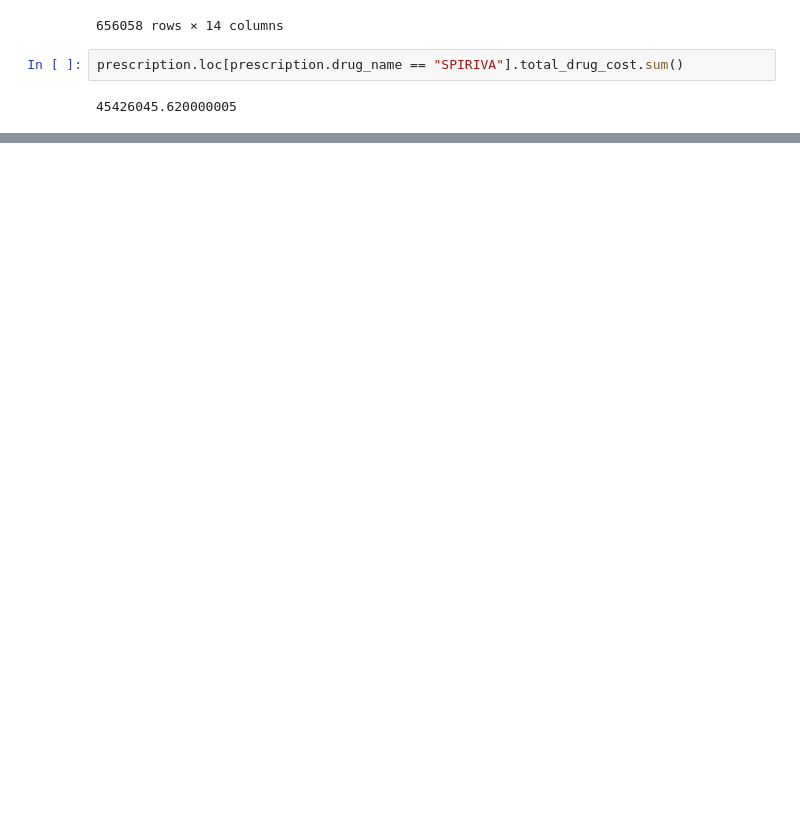
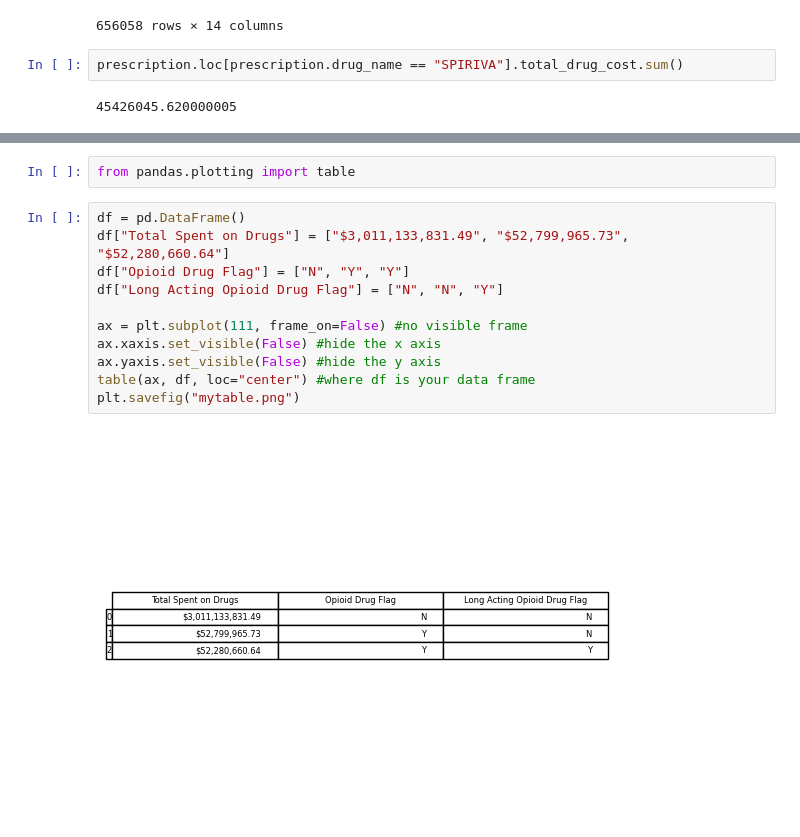
Before and after one commit to NSS-Full-Time-Data-Analytics-14/prescription-drugs-python-heath, a Jupyter notebook: notebook_hf/prescription_hf.ipynb, the cells around one changed output, grey strips where cells are left out. Drawn from its saved outputs; the diff is of its cells as text; blank space fills up the shorter version.

```diff
--- a/notebook_hf/prescription_hf.ipynb
+++ b/notebook_hf/prescription_hf.ipynb
@@ -59,0 +69,15 @@ prescription.loc[prescription.drug_name == "SPIRIVA"].total_drug_cost.sum()
+# %%
+from pandas.plotting import table
+# %%
+df = pd.DataFrame()
+df["Total Spent on Drugs"] = ["$3,011,133,831.49", "$52,799,965.73", "$52,280,660.64"]
+df["Opioid Drug Flag"] = ["N", "Y", "Y"]
+df["Long Acting Opioid Drug Flag"] = ["N", "N", "Y"]
+
+ax = plt.subplot(111, frame_on=False) #no visible frame
+ax.xaxis.set_visible(False) #hide the x axis
+ax.yaxis.set_visible(False) #hide the y axis
+table(ax, df, loc="center") #where df is your data frame
+plt.savefig("mytable.png")
+# %% [output]
+[figure, added]
```
Also changed, not shown: parts of 2 cells of this notebook, 1 other file.
